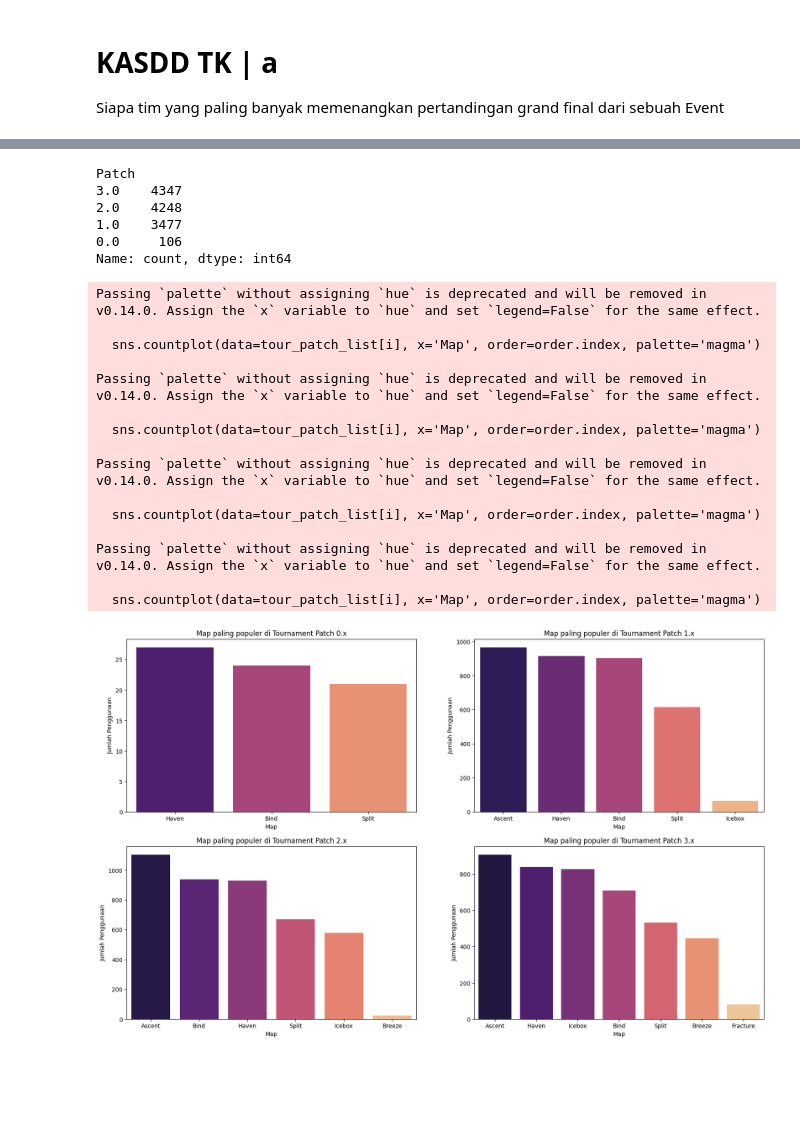
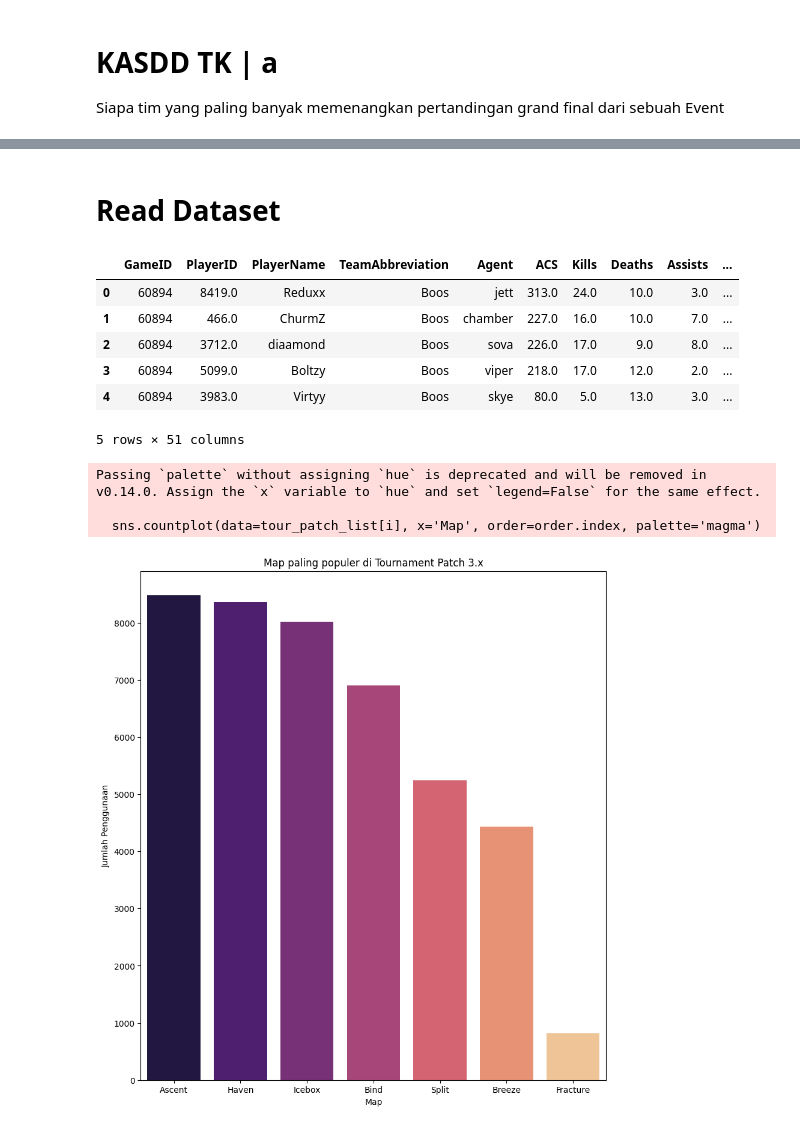
Before and after one commit to michaelsinanta/tk-kasdad, a Jupyter notebook: eda_exploration_most-used-map.ipynb, the cells around one changed output, grey strips where cells are left out. Drawn from its saved outputs; the diff is of its cells as text; code cells hidden in the pictures; blank space fills up the shorter version.

Commit message:
final_dataset.csv + all changes related

```diff
--- a/eda_exploration_most-used-map.ipynb
+++ b/eda_exploration_most-used-map.ipynb
@@ -249,45 +132,34 @@ dfTour
-# %%
-dfTour['Patch'].value_counts()
-# %% [output]
-Patch
-3.0    4347
-2.0    4248
-1.0    3477
-0.0     106
-Name: count, dtype: int64
+# %% [markdown]
+# Read Dataset
+# %%
+df = pd.read_csv('dataset_final/final_dataset.csv')
+df.head()
+# %% [output]
+|  | GameID | PlayerID | PlayerName | TeamAbbreviation | Agent | ACS | Kills | Deaths | Assists | ... |
+| 0 | 60894 | 8419.0 | Reduxx | Boos | jett | 313.0 | 24.0 | 10.0 | 3.0 | ... |
+| 1 | 60894 | 466.0 | ChurmZ | Boos | chamber | 227.0 | 16.0 | 10.0 | 7.0 | ... |
+| 2 | 60894 | 3712.0 | diaamond | Boos | sova | 226.0 | 17.0 | 9.0 | 8.0 | ... |
+| 3 | 60894 | 5099.0 | Boltzy | Boos | viper | 218.0 | 17.0 | 12.0 | 2.0 | ... |
+| 4 | 60894 | 3983.0 | Virtyy | Boos | skye | 80.0 | 5.0 | 13.0 | 3.0 | ... |
+5 rows × 51 columns
 # %%
-tour_patch0 = dfTour[(dfTour['Patch'] == 0.0) & (dfTour['Map'] != 'TBD')]
-tour_patch1 = dfTour[(dfTour['Patch'] == 1.0) & (dfTour['Map'] != 'TBD')]
-tour_patch2 = dfTour[(dfTour['Patch'] == 2.0) & (dfTour['Map'] != 'TBD')]
-tour_patch3 = dfTour[(dfTour['Patch'] == 3.0) & (dfTour['Map'] != 'TBD')]
+tour_patch1 = df[(df['Patch'] == 1.0)]
+tour_patch2 = df[(df['Patch'] == 2.0)]
+tour_patch3 = df[(df['Patch'] == 3.0)]
 
-tour_patch_list = [tour_patch0, tour_patch1, tour_patch2, tour_patch3]
+tour_patch_list = [tour_patch1, tour_patch2, tour_patch3]
 # %%
-plt.figure(figsize=(20, 12))
-for i in range(4):
+plt.figure(figsize=(10, 11))
+for i in range(2, 3):
     order = tour_patch_list[i]['Map'].value_counts()
-    plt.subplot(2, 2, i+1)
     sns.countplot(data=tour_patch_list[i], x='Map', order=order.index, palette='magma')
-    plt.title(f'Map paling populer di Tournament Patch {i}.x')
+    plt.title(f'Map paling populer di Tournament Patch {i+1}.x')
     plt.xlabel('Map')
     plt.ylabel('Jumlah Penggunaan')
-
-plt.show()
+    plt.show()
 # %% [output]
 Passing `palette` without assigning `hue` is deprecated and will be removed in v0.14.0. Assign the `x` variable to `hue` and set `legend=False` for the same effect.
 
   sns.countplot(data=tour_patch_list[i], x='Map', order=order.index, palette='magma')
-
-Passing `palette` without assigning `hue` is deprecated and will be removed in v0.14.0. Assign the `x` variable to `hue` and set `legend=False` for the same effect.
-
-  sns.countplot(data=tour_patch_list[i], x='Map', order=order.index, palette='magma')
-
-Passing `palette` without assigning `hue` is deprecated and will be removed in v0.14.0. Assign the `x` variable to `hue` and set `legend=False` for the same effect.
-
-  sns.countplot(data=tour_patch_list[i], x='Map', order=order.index, palette='magma')
-
-Passing `palette` without assigning `hue` is deprecated and will be removed in v0.14.0. Assign the `x` variable to `hue` and set `legend=False` for the same effect.
-
-  sns.countplot(data=tour_patch_list[i], x='Map', order=order.index, palette='magma')
-[figure, old version]
+[figure, new version]
 # %%
```
Also changed, not shown: parts of 20 cells of this notebook, 15 other files.
